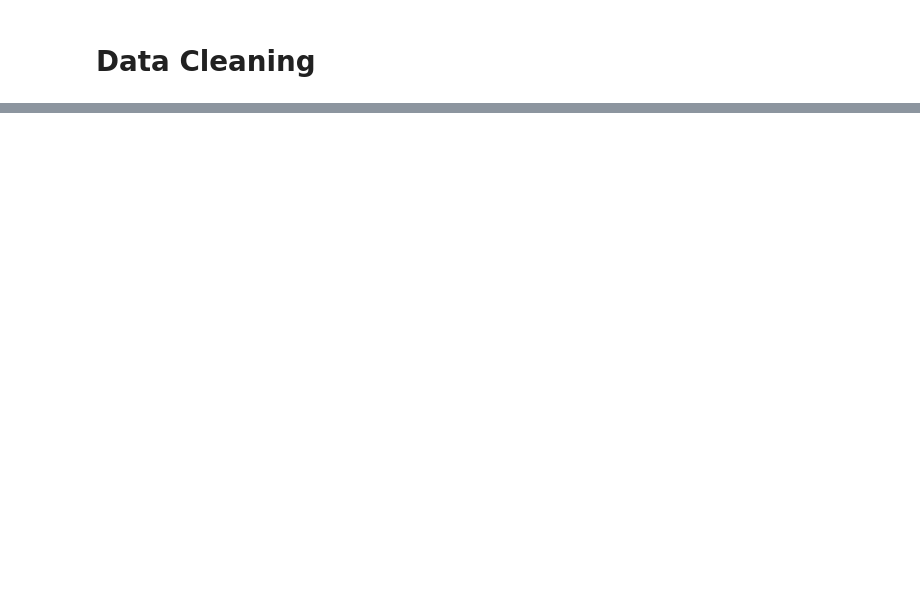
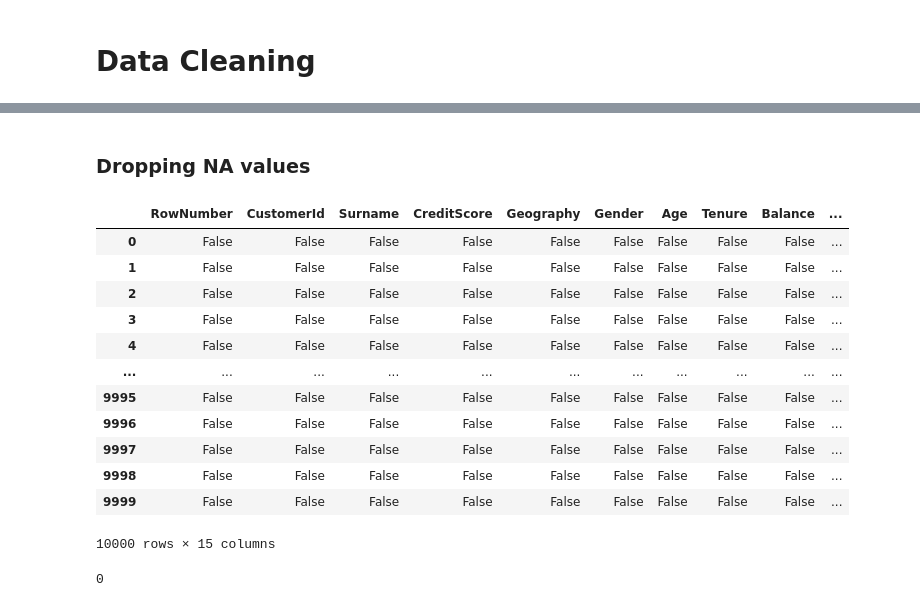
Before and after one commit to profshai/python-data-science, a Jupyter notebook: 02_pandas/02_data_cleaning.ipynb, the cells around one changed output, grey strips where cells are left out. Cells and saved outputs as stored; diff of their text form; code cells hidden in the pictures; blank space fills up the shorter version.

Commit message:
Pandas Data Cleaning

```diff
--- a/02_pandas/02_data_cleaning.ipynb
+++ b/02_pandas/02_data_cleaning.ipynb
@@ -3,3 +3,8 @@
 # %%
 import pandas as pd
 import numpy as np
+# %%
+# import data
+
+df = pd.read_csv("data/Churn_Modelling.csv")
+df.head(5)
@@ -5,0 +35,3 @@ import numpy as np
+# %%
+# Add 1000 to the column values and assign to a new column
+df['New Balance'] = df['Balance'] + 1000
@@ -5,0 +47,26 @@ import numpy as np
+# %% [markdown]
+### Dropping NA values
+# %%
+# Check for null values
+
+df.isnull()
+# %% [output]
+|  | RowNumber | CustomerId | Surname | CreditScore | Geography | Gender | Age | Tenure | Balance | ... |
+| 0 | False | False | False | False | False | False | False | False | False | ... |
+| 1 | False | False | False | False | False | False | False | False | False | ... |
+| 2 | False | False | False | False | False | False | False | False | False | ... |
+| 3 | False | False | False | False | False | False | False | False | False | ... |
+| 4 | False | False | False | False | False | False | False | False | False | ... |
+| ... | ... | ... | ... | ... | ... | ... | ... | ... | ... | ... |
+| 9995 | False | False | False | False | False | False | False | False | False | ... |
+| 9996 | False | False | False | False | False | False | False | False | False | ... |
+| 9997 | False | False | False | False | False | False | False | False | False | ... |
+| 9998 | False | False | False | False | False | False | False | False | False | ... |
+| 9999 | False | False | False | False | False | False | False | False | False | ... |
+10000 rows × 15 columns
+# %%
+# NA values in a column
+
+print(df['Gender'].isna().sum())
+# %% [output]
+0
```
Also changed, not shown: parts of 34 cells of this notebook.
